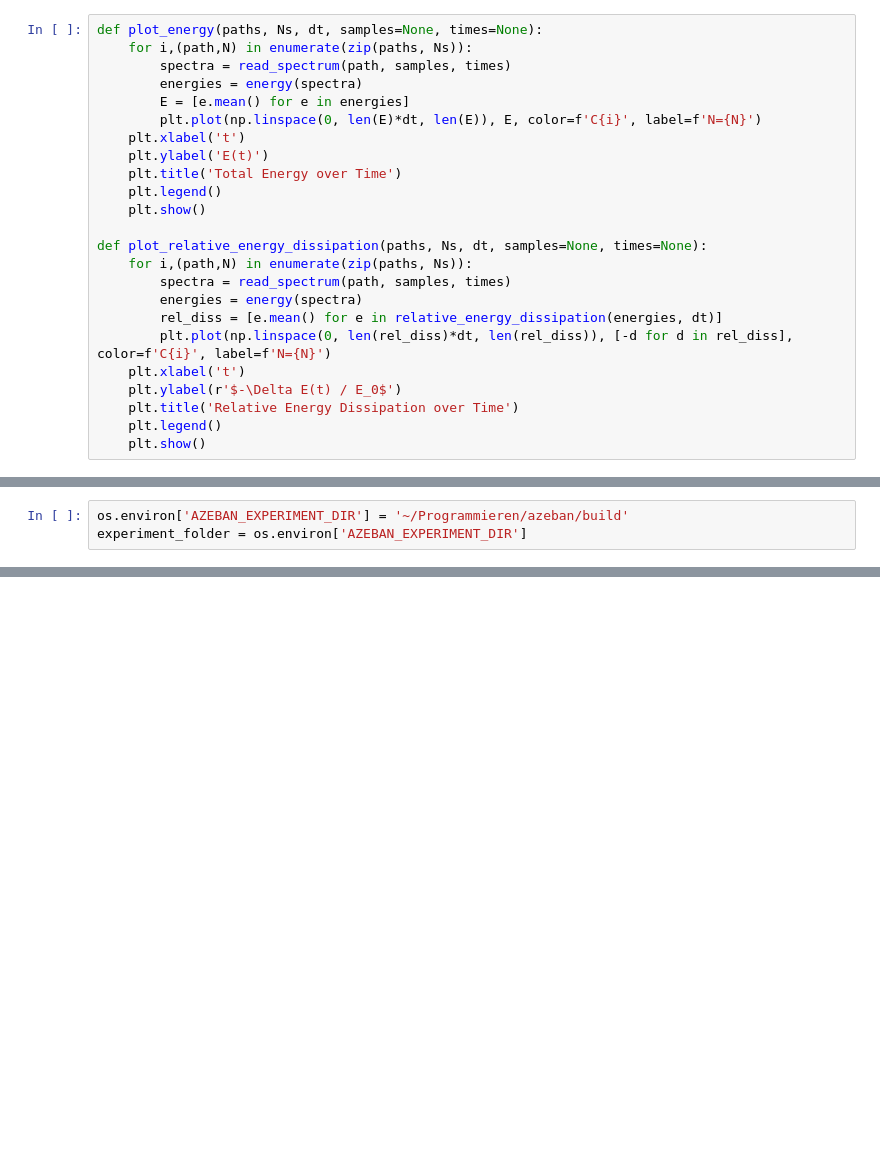
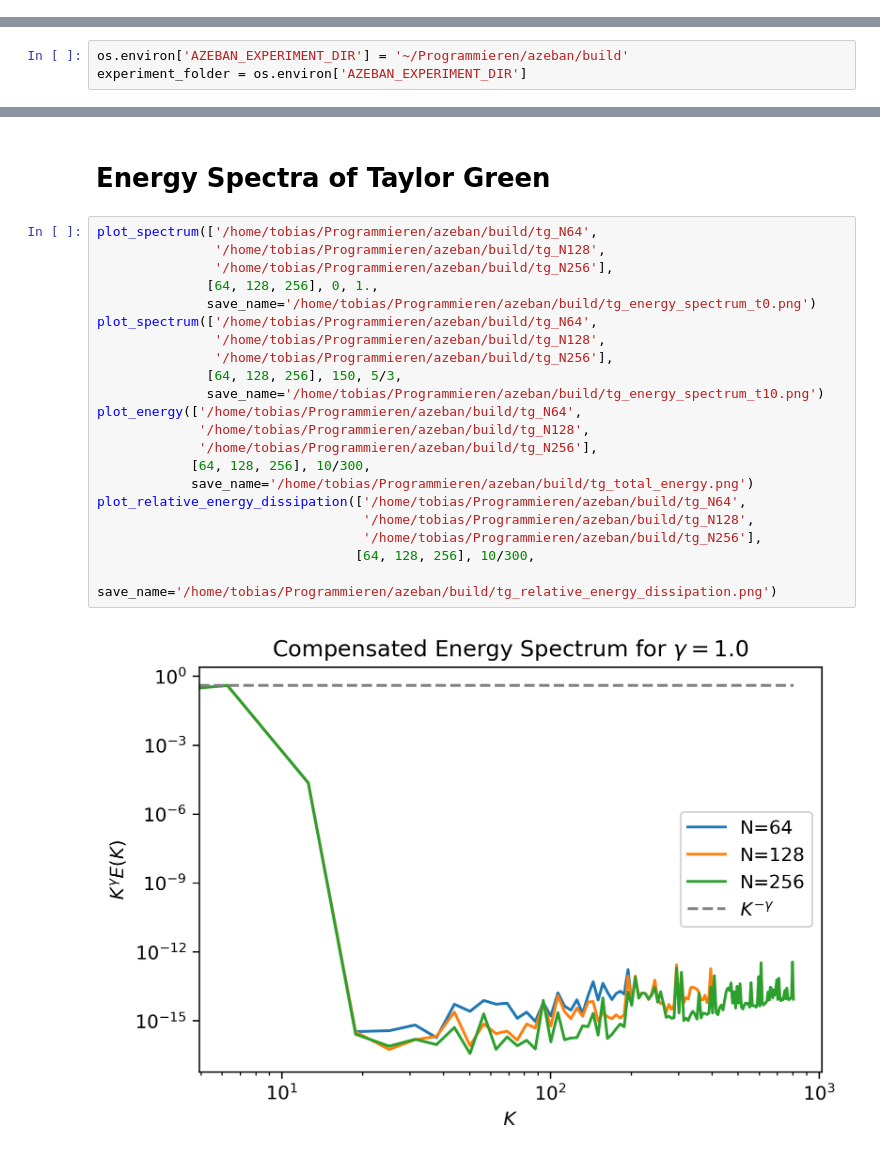
Before and after one commit to TobiasRohner/azeban, a Jupyter notebook: results/energy_spectra.ipynb, the cells around one changed output, grey strips where cells are left out. Drawn from its saved outputs; the diff is of its cells as text; blank space fills up the shorter version.

```diff
--- a/results/energy_spectra.ipynb
+++ b/results/energy_spectra.ipynb
@@ -103,24 +90,0 @@ def relative_energy_dissipation(energies, dt):
-# %%
-def plot_energy(paths, Ns, dt, samples=None, times=None):
-    for i,(path,N) in enumerate(zip(paths, Ns)):
-        spectra = read_spectrum(path, samples, times)
-        energies = energy(spectra)
-        E = [e.mean() for e in energies]
-        plt.plot(np.linspace(0, len(E)*dt, len(E)), E, color=f'C{i}', label=f'N={N}')
-    plt.xlabel('t')
-    plt.ylabel('E(t)')
-    plt.title('Total Energy over Time')
-    plt.legend()
-    plt.show()
-
-def plot_relative_energy_dissipation(paths, Ns, dt, samples=None, times=None):
-    for i,(path,N) in enumerate(zip(paths, Ns)):
-        spectra = read_spectrum(path, samples, times)
-        energies = energy(spectra)
-        rel_diss = [e.mean() for e in relative_energy_dissipation(energies, dt)]
-        plt.plot(np.linspace(0, len(rel_diss)*dt, len(rel_diss)), [-d for d in rel_diss], color=f'C{i}', label=f'N={N}')
-    plt.xlabel('t')
-    plt.ylabel(r'$-\Delta E(t) / E_0$')
-    plt.title('Relative Energy Dissipation over Time')
-    plt.legend()
-    plt.show()
@@ -169,0 +167,25 @@ plot_relative_energy_dissipation(['/home/tobias/Programmieren/azeban/build/tg_N6
+# %% [markdown]
+# Energy Spectra of Taylor Green
+# %%
+plot_spectrum(['/home/tobias/Programmieren/azeban/build/tg_N64',
+               '/home/tobias/Programmieren/azeban/build/tg_N128',
+               '/home/tobias/Programmieren/azeban/build/tg_N256'],
+              [64, 128, 256], 0, 1.,
+              save_name='/home/tobias/Programmieren/azeban/build/tg_energy_spectrum_t0.png')
+plot_spectrum(['/home/tobias/Programmieren/azeban/build/tg_N64',
+               '/home/tobias/Programmieren/azeban/build/tg_N128',
+               '/home/tobias/Programmieren/azeban/build/tg_N256'],
+              [64, 128, 256], 150, 5/3,
+              save_name='/home/tobias/Programmieren/azeban/build/tg_energy_spectrum_t10.png')
+plot_energy(['/home/tobias/Programmieren/azeban/build/tg_N64',
+             '/home/tobias/Programmieren/azeban/build/tg_N128',
+             '/home/tobias/Programmieren/azeban/build/tg_N256'],
+            [64, 128, 256], 10/300,
+            save_name='/home/tobias/Programmieren/azeban/build/tg_total_energy.png')
+plot_relative_energy_dissipation(['/home/tobias/Programmieren/azeban/build/tg_N64',
+                                  '/home/tobias/Programmieren/azeban/build/tg_N128',
+                                  '/home/tobias/Programmieren/azeban/build/tg_N256'],
+                                 [64, 128, 256], 10/300,
+                                 save_name='/home/tobias/Programmieren/azeban/build/tg_relative_energy_dissipation.png')
+# %% [output]
+[figure, added]
```
Also changed, not shown: parts of 8 cells of this notebook, 1 other file.
